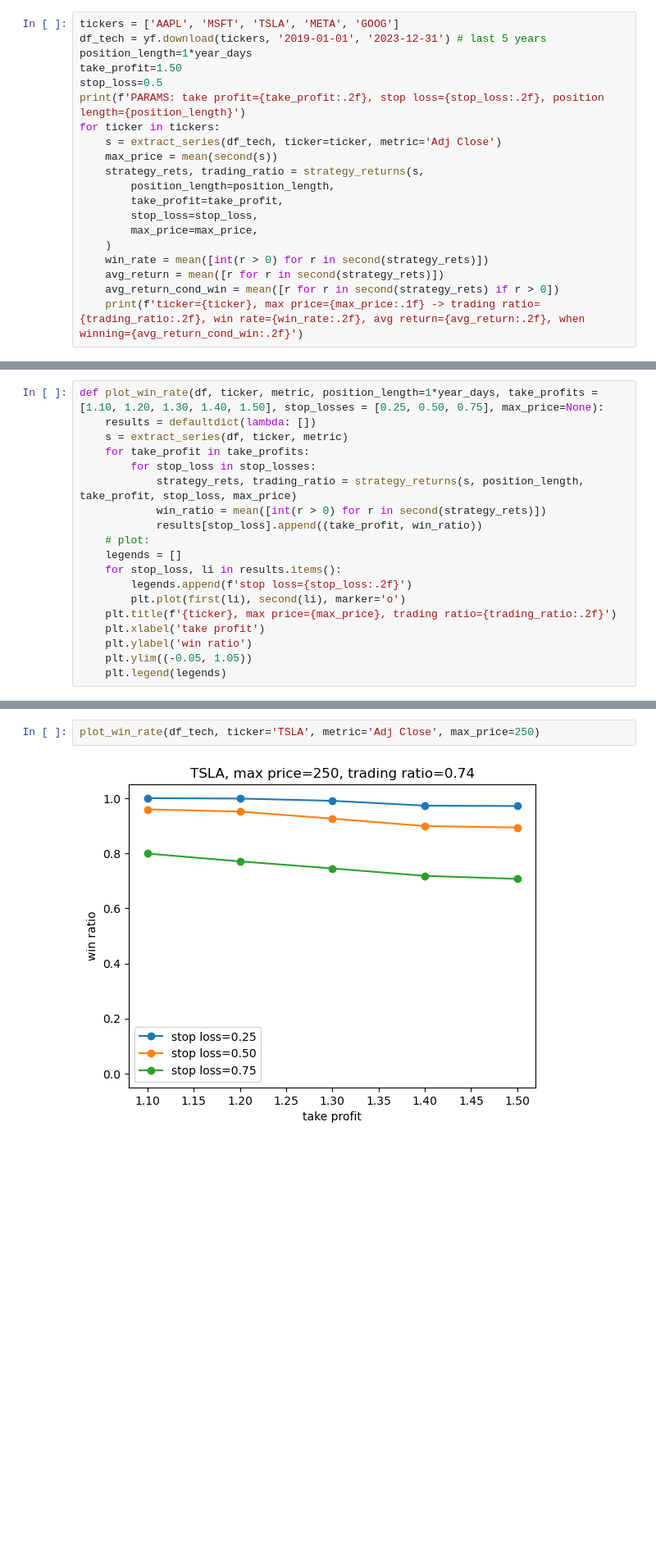
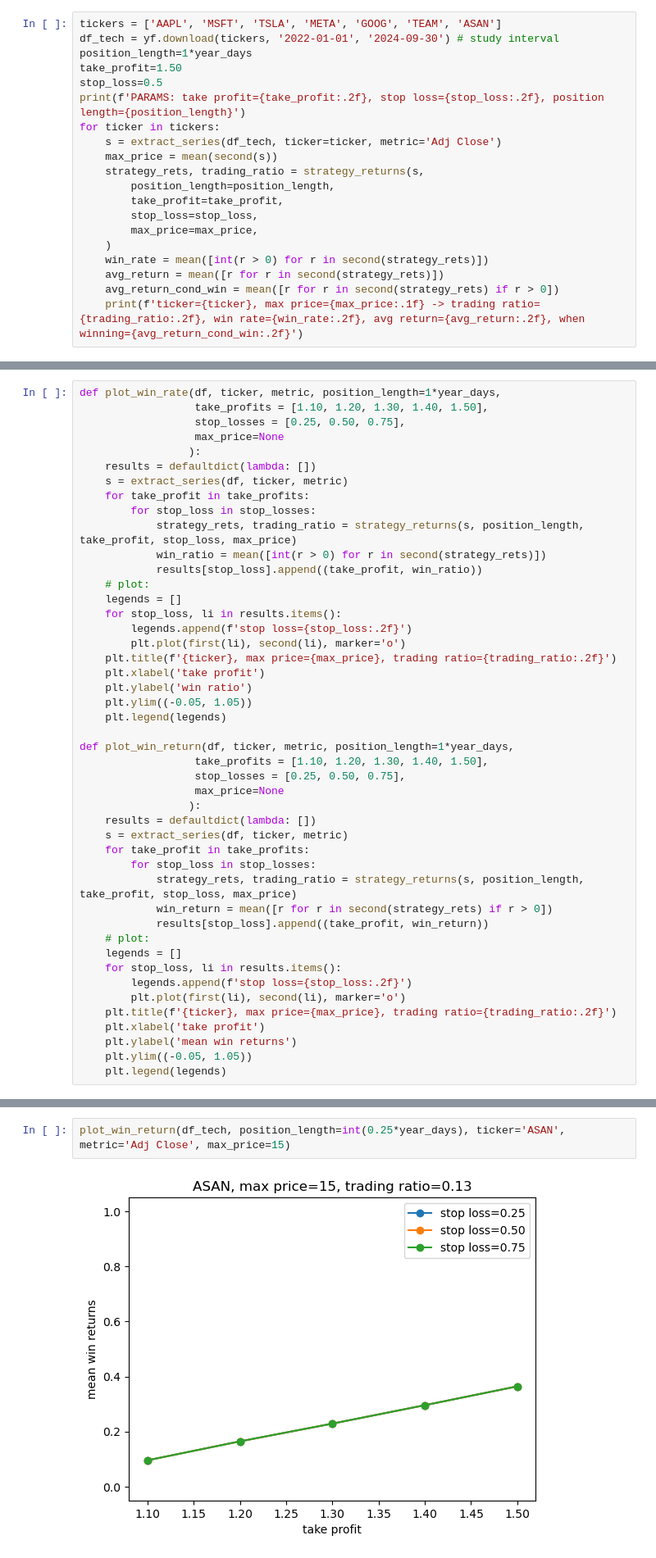
Before and after one commit to mtrencseni/playground, a Jupyter notebook: Simple stock trading.ipynb, the cells around one changed output, grey strips where cells are left out. Shown at 82% size. Saved outputs shown, nothing was run; the diff lists cells and outputs as text; blank space fills up the shorter version.

```diff
--- a/Simple stock trading.ipynb
+++ b/Simple stock trading.ipynb
@@ -113,8 +116,8 @@ ticker=TSLA -> trading ratio=1.00, win rate=0.72, avg return=0.21, when winning=
 ticker=META -> trading ratio=1.00, win rate=0.63, avg return=0.08, when winning=0.38
 ticker=GOOG -> trading ratio=1.00, win rate=0.73, avg return=0.19, when winning=0.34
 # %%
-tickers = ['AAPL', 'MSFT', 'TSLA', 'META', 'GOOG']
-df_tech = yf.download(tickers, '2019-01-01', '2023-12-31') # last 5 years
+tickers = ['AAPL', 'MSFT', 'TSLA', 'META', 'GOOG', 'TEAM', 'ASAN']
+df_tech = yf.download(tickers, '2022-01-01', '2024-09-30') # study interval
 position_length=1*year_days
 take_profit=1.50
 stop_loss=0.5
@@ -143,5 +148,9 @@ ticker=GOOG, max price=98.7 -> trading ratio=0.56, win rate=0.97, avg return=0.3
 # %%
-def plot_win_rate(df, ticker, metric, position_length=1*year_days, take_profits = [1.10, 1.20, 1.30, 1.40, 1.50], stop_losses = [0.25, 0.50, 0.75], max_price=None):
+def plot_win_rate(df, ticker, metric, position_length=1*year_days,
+                  take_profits = [1.10, 1.20, 1.30, 1.40, 1.50],
+                  stop_losses = [0.25, 0.50, 0.75],
+                  max_price=None
+                 ):
     results = defaultdict(lambda: [])
     s = extract_series(df, ticker, metric)
     for take_profit in take_profits:
@@ -159,4 +168,27 @@ def plot_win_rate(df, ticker, metric, position_length=1*year_days, take_profits
     plt.ylabel('win ratio')
     plt.ylim((-0.05, 1.05))
     plt.legend(legends)
+
+def plot_win_return(df, ticker, metric, position_length=1*year_days,
+                  take_profits = [1.10, 1.20, 1.30, 1.40, 1.50],
+                  stop_losses = [0.25, 0.50, 0.75],
+                  max_price=None
+                 ):
+    results = defaultdict(lambda: [])
+    s = extract_series(df, ticker, metric)
+    for take_profit in take_profits:
+        for stop_loss in stop_losses:
+            strategy_rets, trading_ratio = strategy_returns(s, position_length, take_profit, stop_loss, max_price)
+            win_return = mean([r for r in second(strategy_rets) if r > 0])
+            results[stop_loss].append((take_profit, win_return))
+    # plot:
+    legends = []
+    for stop_loss, li in results.items():
+        legends.append(f'stop loss={stop_loss:.2f}')
+        plt.plot(first(li), second(li), marker='o')
+    plt.title(f'{ticker}, max price={max_price}, trading ratio={trading_ratio:.2f}')
+    plt.xlabel('take profit')
+    plt.ylabel('mean win returns')
+    plt.ylim((-0.05, 1.05))
+    plt.legend(legends)
 # %%
@@ -170,4 +206,4 @@ plot_win_rate(df_tech, ticker='TSLA', metric='Adj Close', max_price=200)
 # %%
-plot_win_rate(df_tech, ticker='TSLA', metric='Adj Close', max_price=250)
+plot_win_return(df_tech, position_length=int(0.25*year_days), ticker='ASAN', metric='Adj Close', max_price=15)
 # %% [output]
-[figure, old version]
+[figure, new version]
```
Also changed, not shown: parts of 6 cells of this notebook, 3 other files.
